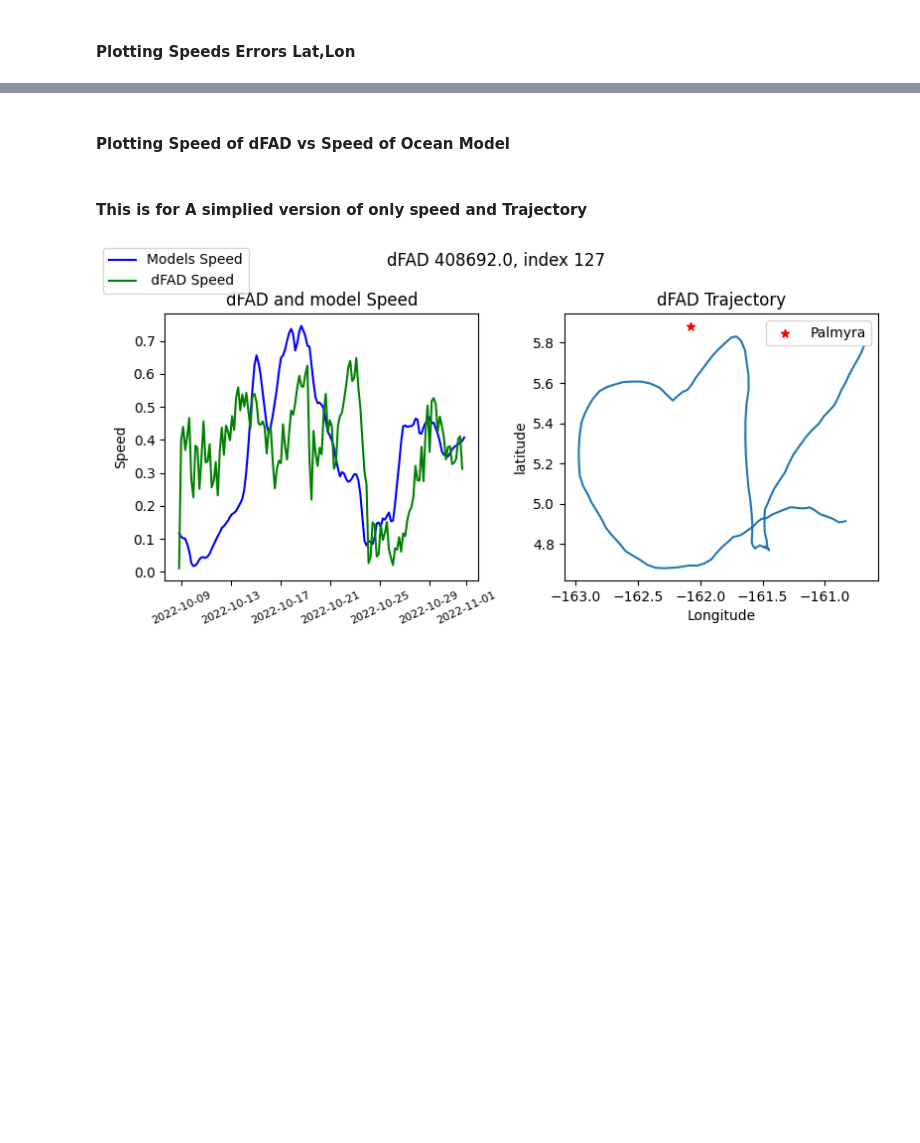
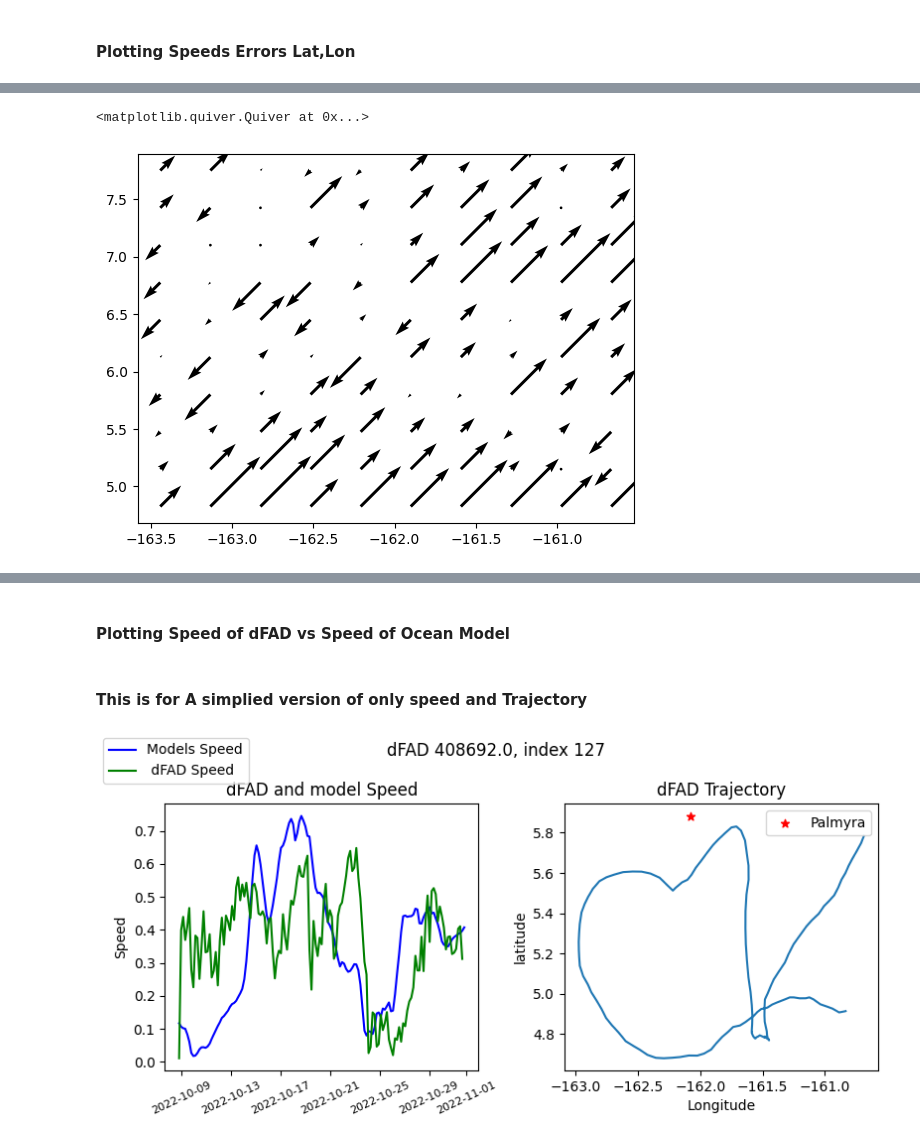
Before and after one commit to Colin-zerfass/fate-core, a Jupyter notebook: Code/CompairSpeeds.ipynb, the cells around one changed output, grey strips where cells are left out. Drawn from its saved outputs; the diff is of its cells as text; code cells hidden in the pictures; blank space fills up the shorter version.

```diff
--- a/Code/CompairSpeeds.ipynb
+++ b/Code/CompairSpeeds.ipynb
@@ -298,0 +290,8 @@ fig.tight_layout()
+# %%
+X,Y = np.meshgrid(yedges[1:], xedges[1:])
+# %%
+fig, ax = plt.subplots()
+ax.quiver(X,Y,xValues, yValues)
+# %% [output]
+<matplotlib.quiver.Quiver at 0x...>
+[figure, added]
```
Also changed, not shown: parts of 17 cells of this notebook.
